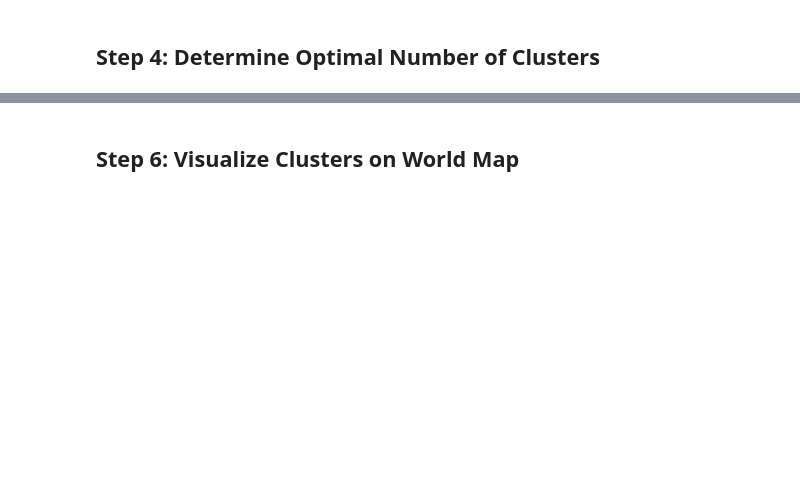
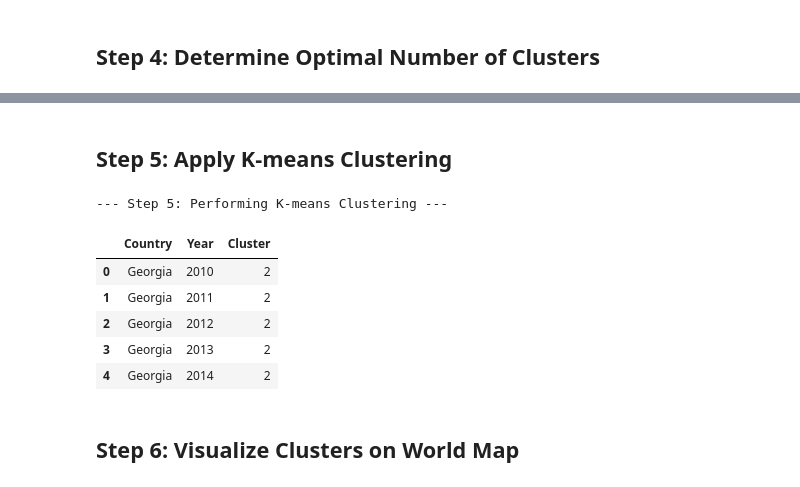
Before and after one commit to MIT-Emerging-Talent/ET6-CDSP-group-09-repo, a Jupyter notebook: 4_data_analysis/kmeans_cluster.ipynb, the cells around one changed output, grey strips where cells are left out. Saved outputs shown, nothing was run; the diff lists cells and outputs as text; code cells hidden in the pictures; blank space fills up the shorter version.

```diff
--- a/4_data_analysis/kmeans_cluster.ipynb
+++ b/4_data_analysis/kmeans_cluster.ipynb
@@ -114,3 +123,25 @@ plt.show()
+# %% [markdown]
+## Step 5: Apply K-means Clustering
+# %%
+print("\n--- Step 5: Performing K-means Clustering ---")
+
+# Choose K based on the Elbow graph. Adjust if needed.
+optimal_k = 4
+kmeans_model = KMeans(n_clusters=optimal_k, random_state=42, n_init=10)
+
+# Add cluster labels to DataFrame
+df_merged["Cluster"] = kmeans_model.fit_predict(X_scaled)
+
+# Show data with cluster labels
+df_merged[["Country", "Year", "Cluster"]].head()
+# %% [output]
+--- Step 5: Performing K-means Clustering ---
+|  | Country | Year | Cluster |
+| 0 | Georgia | 2010 | 2 |
+| 1 | Georgia | 2011 | 2 |
+| 2 | Georgia | 2012 | 2 |
+| 3 | Georgia | 2013 | 2 |
+| 4 | Georgia | 2014 | 2 |
 # %% [markdown]
 ## Step 6: Visualize Clusters on World Map
 # %%
```
Also changed, not shown: parts of 9 cells of this notebook.
